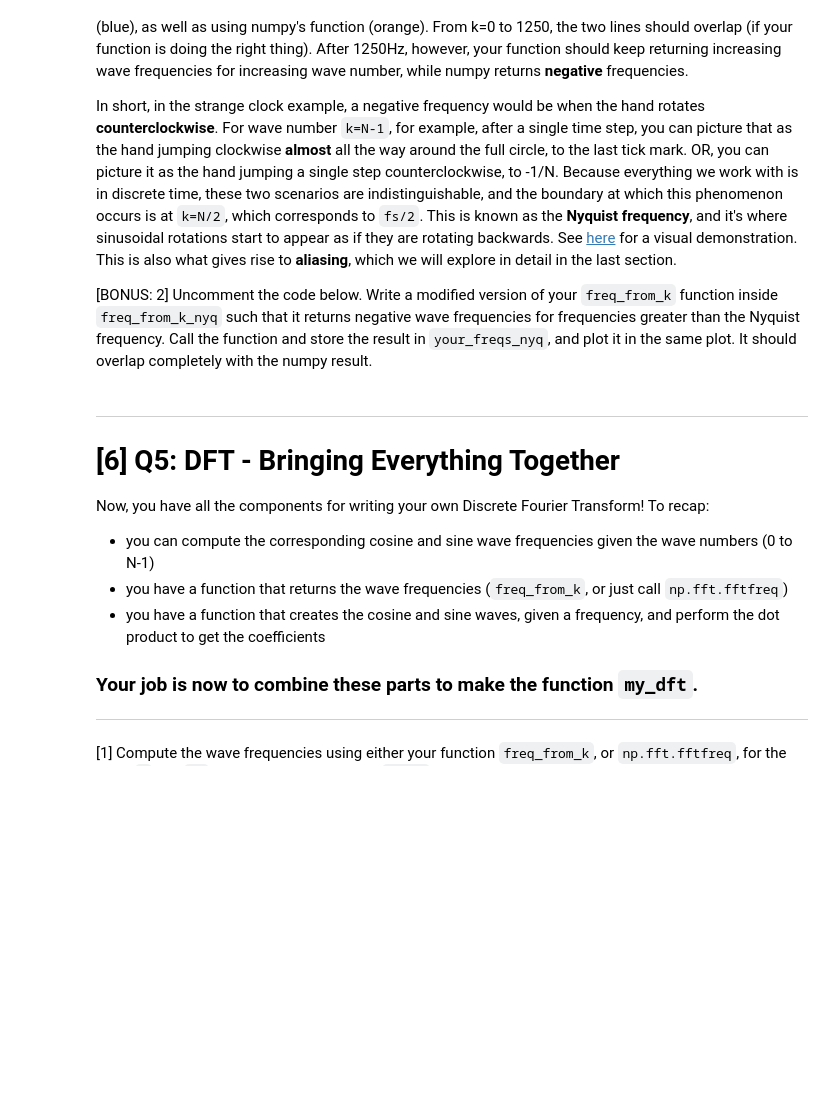
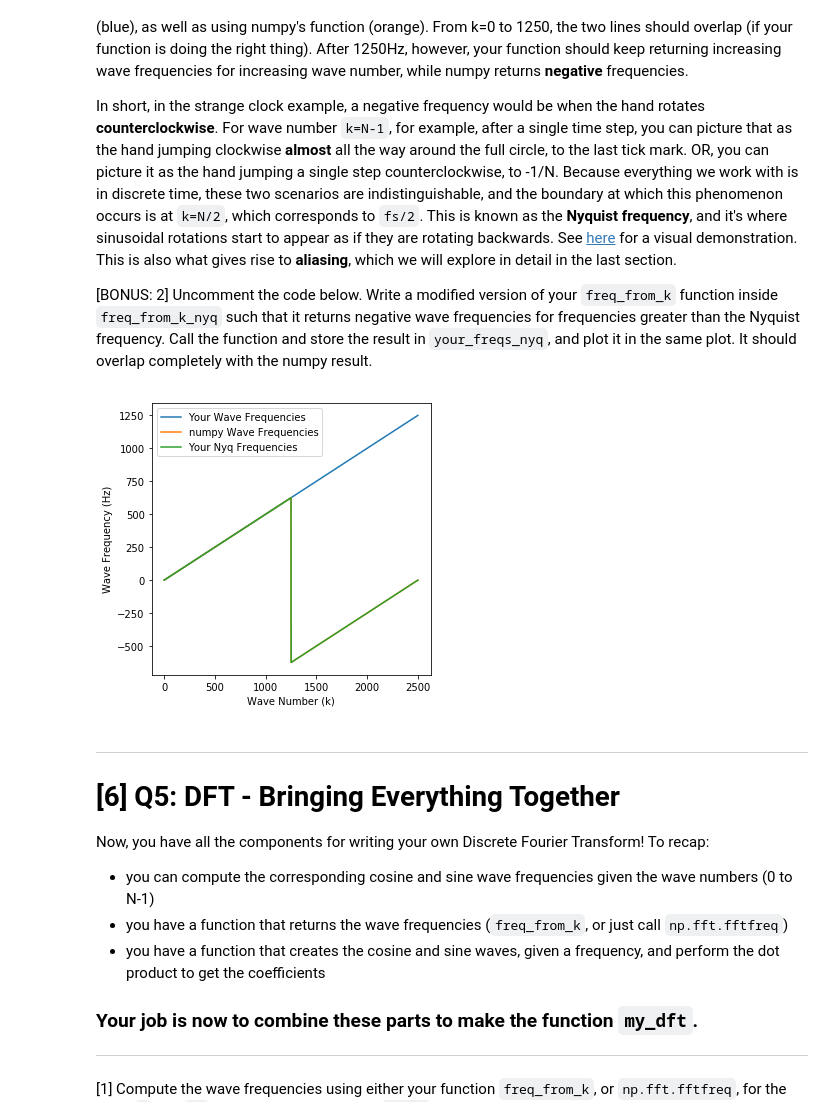
Before and after one commit to kevinice95/COGS118C, a Jupyter notebook: Assignments/A2-FourierTransform.ipynb, the cells around one changed output. Cells and saved outputs as stored; diff of their text form; code cells hidden in the pictures; blank space fills up the shorter version.

```diff
--- a/Assignments/A2-FourierTransform.ipynb
+++ b/Assignments/A2-FourierTransform.ipynb
@@ -319,24 +319,25 @@ In short, in the strange clock example, a negative frequency would be when the h
 
 [BONUS: 2] Uncomment the code below. Write a modified version of your `freq_from_k` function inside `freq_from_k_nyq` such that it returns negative wave frequencies for frequencies greater than the Nyquist frequency. Call the function and store the result in `your_freqs_nyq`, and plot it in the same plot. It should overlap completely with the numpy result.
 # %%
-# def freq_from_k_nyq(k, N, fs):
-# _FILL_IN_YOUR_CODE_HERE
-#     return
+def freq_from_k_nyq(k, N, fs):
+    k2 = np.array([(x-N) if x>=N/2 else x for x in k])
+    return fs*k2/(N)
 
 N, fs = 2500, 1250
 k_s = np.arange(0,N)
 your_freqs = freq_from_k(k_s, N, fs)
 np_freqs = np.fft.fftfreq(N, 1/fs)
-# your_freqs_nyq = # _FILL_IN_YOUR_CODE_HERE
-
+your_freqs_nyq = freq_from_k_nyq(k_s, N, fs)
 plt.figure(figsize=(5,5))
 plt.plot(k_s,your_freqs, label='Your Wave Frequencies')
 plt.plot(k_s,np_freqs, label='numpy Wave Frequencies')
-# plt.plot() # _FILL_IN_YOUR_CODE_HERE
+plt.plot(k_s,your_freqs_nyq, label='Your Nyq Frequencies')
 
 plt.legend()
 plt.xlabel('Wave Number (k)')
 plt.ylabel('Wave Frequency (Hz)');
+# %% [output]
+[figure, added]
 # %% [markdown]
 ---
 # [6] Q5: DFT - Bringing Everything Together
```
Also changed, not shown: parts of 1 cell of this notebook.
